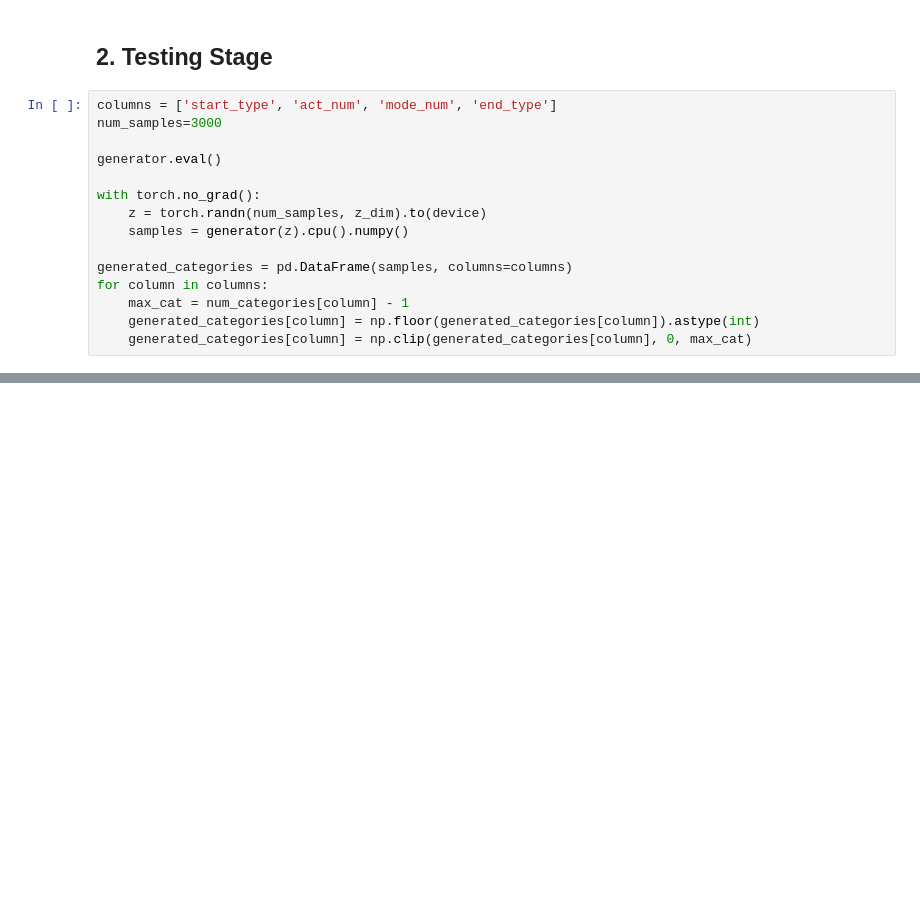
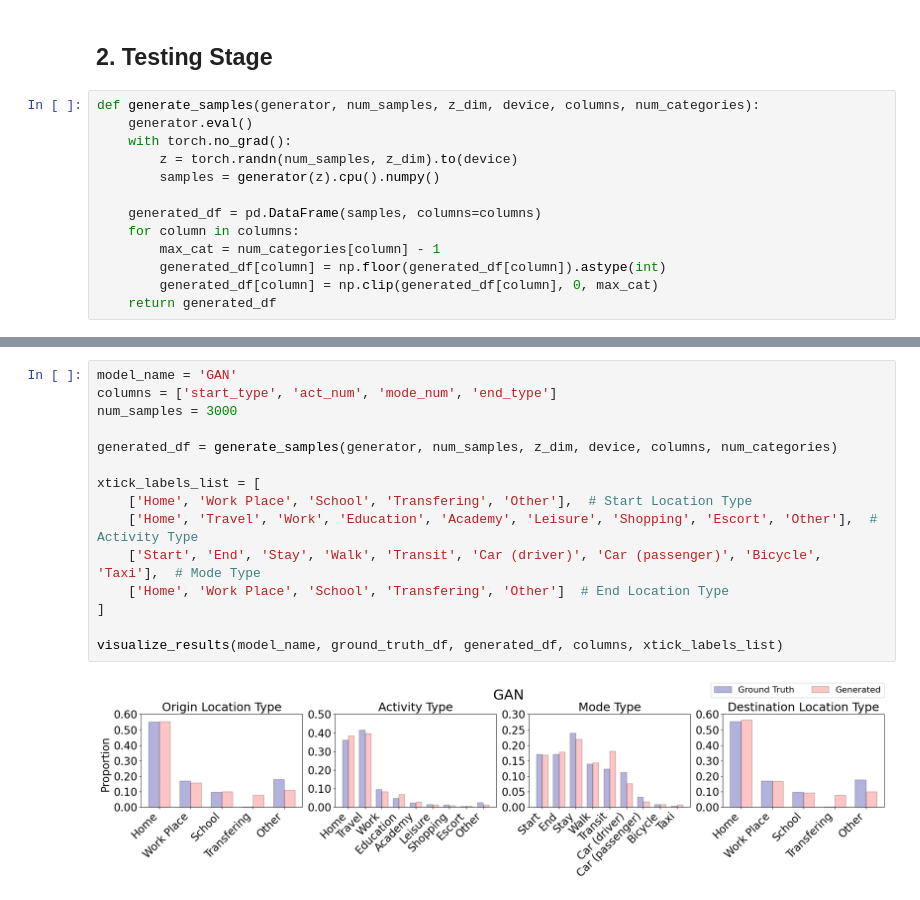
Before and after one commit to benchoi93/DGMinTransportation, a Jupyter notebook: Section4.1_Generating_Household_Travel_Survey_Data/Section4.1.3_GAN.ipynb, the cells around one changed output, grey strips where cells are left out. Cells and saved outputs as stored; diff of their text form; blank space fills up the shorter version.

```diff
--- a/Section4.1_Generating_Household_Travel_Survey_Data/Section4.1.3_GAN.ipynb
+++ b/Section4.1_Generating_Household_Travel_Survey_Data/Section4.1.3_GAN.ipynb
@@ -135,17 +156,15 @@ Epoch [50/50], D Loss: 1.3384, G Loss: 0.7367
 # %% [markdown]
 ## 2. Testing Stage
 # %%
-columns = ['start_type', 'act_num', 'mode_num', 'end_type']
-num_samples=3000
+def generate_samples(generator, num_samples, z_dim, device, columns, num_categories):
+    generator.eval()
+    with torch.no_grad():
+        z = torch.randn(num_samples, z_dim).to(device)
+        samples = generator(z).cpu().numpy()
 
-generator.eval()
-
-with torch.no_grad():
-    z = torch.randn(num_samples, z_dim).to(device)
-    samples = generator(z).cpu().numpy()
-
-generated_categories = pd.DataFrame(samples, columns=columns)
-for column in columns:
-    max_cat = num_categories[column] - 1
-    generated_categories[column] = np.floor(generated_categories[column]).astype(int)
-    generated_categories[column] = np.clip(generated_categories[column], 0, max_cat)
+    generated_df = pd.DataFrame(samples, columns=columns)
+    for column in columns:
+        max_cat = num_categories[column] - 1
+        generated_df[column] = np.floor(generated_df[column]).astype(int)
+        generated_df[column] = np.clip(generated_df[column], 0, max_cat)
+    return generated_df
@@ -208,0 +171,17 @@ plt.close()
+# %%
+model_name = 'GAN'
+columns = ['start_type', 'act_num', 'mode_num', 'end_type']
+num_samples = 3000
+
+generated_df = generate_samples(generator, num_samples, z_dim, device, columns, num_categories)
+
+xtick_labels_list = [
+    ['Home', 'Work Place', 'School', 'Transfering', 'Other'],  # Start Location Type
+    ['Home', 'Travel', 'Work', 'Education', 'Academy', 'Leisure', 'Shopping', 'Escort', 'Other'],  # Activity Type
+    ['Start', 'End', 'Stay', 'Walk', 'Transit', 'Car (driver)', 'Car (passenger)', 'Bicycle', 'Taxi'],  # Mode Type
+    ['Home', 'Work Place', 'School', 'Transfering', 'Other']  # End Location Type
+]
+
+visualize_results(model_name, ground_truth_df, generated_df, columns, xtick_labels_list)
+# %% [output]
+[figure, added]
```
Also changed, not shown: parts of 11 cells of this notebook, 7 other files.
